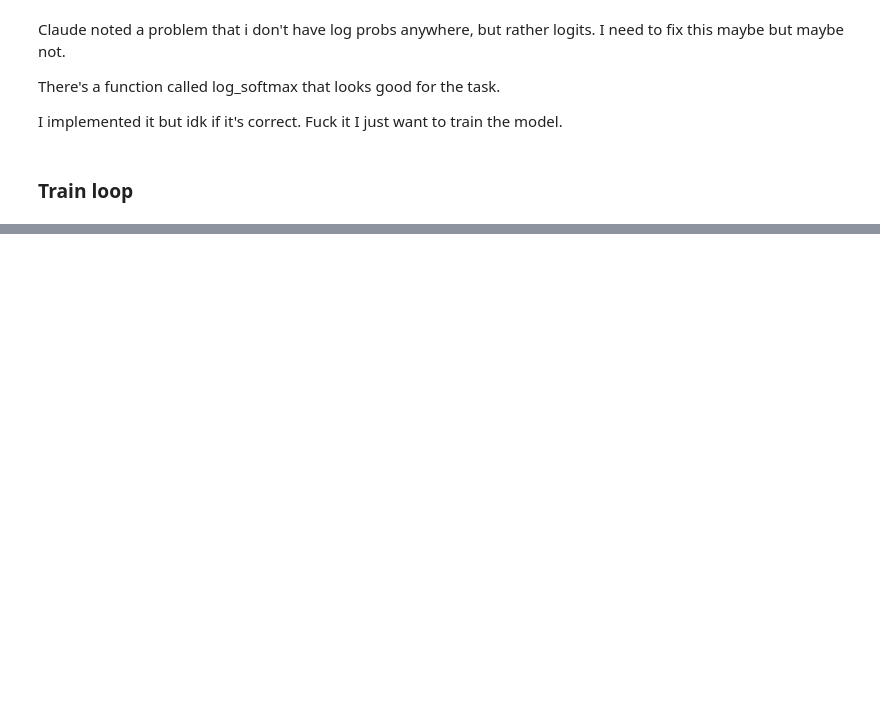
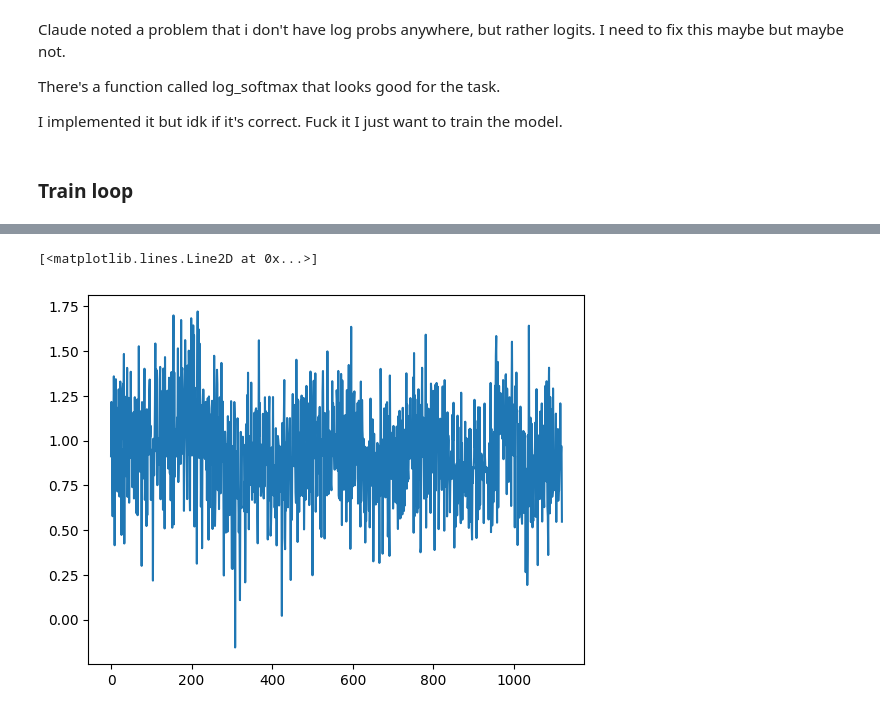
Before and after one commit to novae1/rl_gym, a Jupyter notebook: PPO.ipynb, the cells around one changed output, grey strips where cells are left out. Cells and saved outputs as stored; diff of their text form; code cells hidden in the pictures; blank space fills up the shorter version.

Commit message:
trained model with PPO, didn't learn

```diff
--- a/PPO.ipynb
+++ b/PPO.ipynb
@@ -24,14 +24,14 @@ N_ACTIONS = env.action_space.n
 # Hyperparameters
 N_AGENTS = 10
 T = 100
-GAMMA = 0.999
+GAMMA = 0.995
 EPSILON = 0.2
-H = 0.1 # Entropy constant
+H = 0.01 # Entropy constant
 V = 0.1 # Value constant
-LR = 3e-4
+LR = 1e-4
 BATCH_SIZE = 128
-N_EPOCHS = 10
-N_TRAIN_LOOPS = 100
+N_EPOCHS = 7
+N_TRAIN_LOOPS = 20
 
 TEST = False
 TRAIN = True
@@ -321,7 +318,3 @@ def loss_fn(model, state_batch, action_batch, pi_batch, target_value_batch, adva
     # Compute and return total loss
     loss = -clipped_objective + V * value_loss - H * entropy_bonus
     return loss
-# %%
-print(test_model(state_batch)[:, -1])
-loss = loss_fn(test_model, state_batch, action_batch, pi_batch, target_value_batch, advantage_batch)
-print(loss)
@@ -357,7 +332,8 @@ optimizer = optim.Adam(model.parameters())
 # %%
 def train_loop(model, loss_fn, optimizer):
     losses = []
-    for _ in range(N_TRAIN_LOOPS):
+    for i in range(N_TRAIN_LOOPS):
+        print(i)
         data_collector = DataCollector()
 
         for agent in range(N_AGENTS):
@@ -366,9 +342,8 @@ def train_loop(model, loss_fn, optimizer):
 
             for step in range(T):
                 # Compute and divide model output
-                with torch.no_grad():
-                    state = torch.from_numpy(state)
-                    output = model(state)
+                state = torch.from_numpy(state)
+                output = model(state)
                 action_logits = output[:-1]
 
                 # Select and perform action
@@ -376,7 +351,7 @@ def train_loop(model, loss_fn, optimizer):
                 next_state, reward, terminated, truncated, _ = env.step(action)
 
                 # Compute pi
-                pi = torch.log_softmax(action_logits, dim=-1)[action]
+                pi = torch.log_softmax(action_logits, dim=-1)[action].detach()
 
                 # Store data
                 data_collector.add_step(agent, state, action, reward, pi)
@@ -408,8 +383,8 @@ def train_loop(model, loss_fn, optimizer):
             shuffle=True
         )
 
-        # Train model on policy
-        for epoch in range(N_EPOCHS):
+        # Train model on policy for N_EPOCHS
+        for _ in range(N_EPOCHS):
             for state_batch, action_batch, pi_batch, target_value_batch, advantage_batch in dataloader:
                 loss = loss_fn(model, state_batch, action_batch, pi_batch, target_value_batch, advantage_batch)
                 loss.backward()
@@ -433,0 +420,5 @@ RuntimeError: Trying to backward through the graph a second time (or directly ac
+# %%
+plt.plot(losses)
+# %% [output]
+[<matplotlib.lines.Line2D at 0x...>]
+[figure, added]
```
Also changed, not shown: parts of 6 cells of this notebook.
